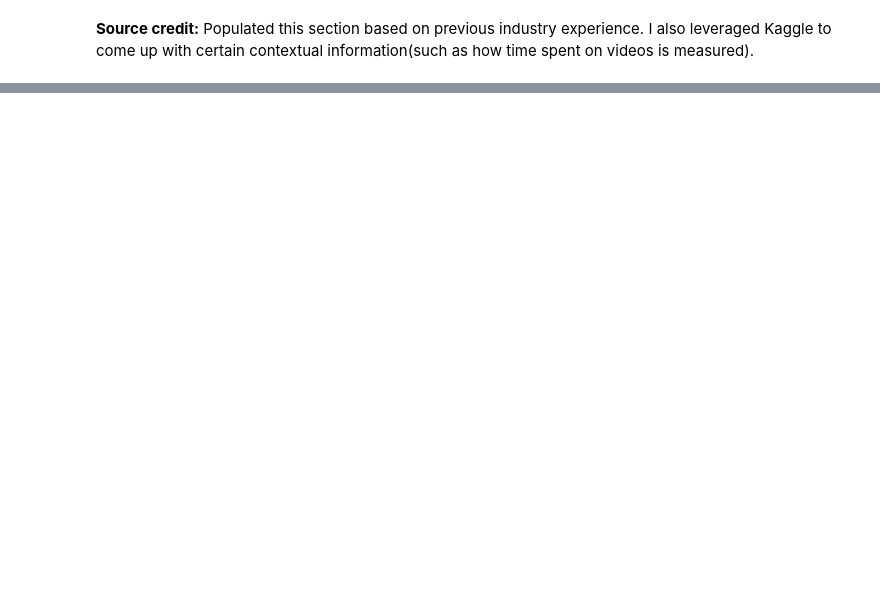
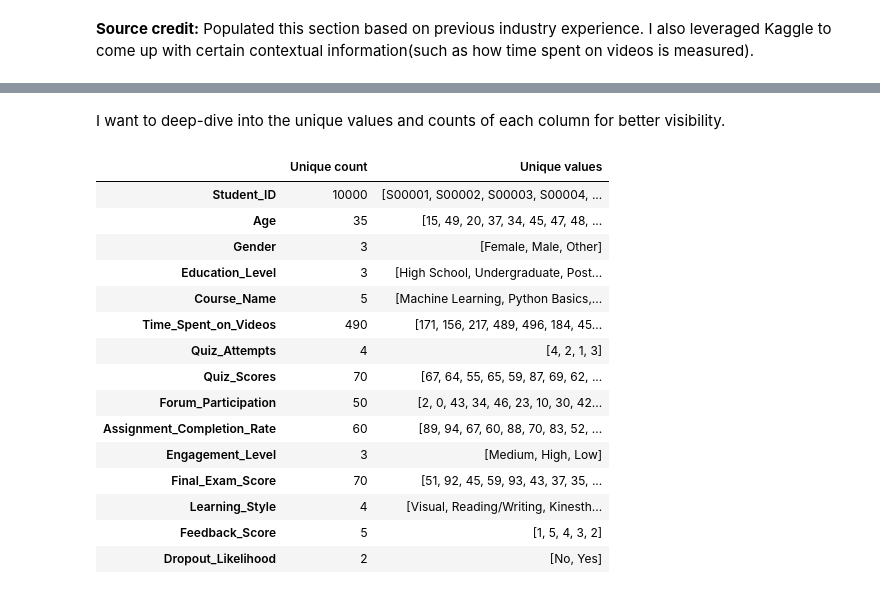
Before and after one commit to narendran-manoharan/synthetic_learning_behavior_analysis, a Jupyter notebook: project_work_jupyter_notebooks/synthetic_learning_behavior_analysis_extract.ipynb, the cells around one changed output, grey strips where cells are left out. Drawn from its saved outputs; the diff is of its cells as text; code cells hidden in the pictures; blank space fills up the shorter version.

```diff
--- a/project_work_jupyter_notebooks/synthetic_learning_behavior_analysis_extract.ipynb
+++ b/project_work_jupyter_notebooks/synthetic_learning_behavior_analysis_extract.ipynb
@@ -202,0 +286,28 @@ Here are the different features (columns) along with their meaning. This helps w
+# %% [markdown]
+I want to deep-dive into the unique values and counts of each column for better visibility.
+# %%
+df_uniq = {} #Creating a placeholder dictionary to store unique values and counts for each column.
+for col in df.columns:
+    df_uniq[col] = {
+        "Unique count": df[col].nunique(),
+        "Unique values": df[col].unique()
+    }
+df_uniq_df = pd.DataFrame.from_dict(df_uniq, orient = "index")#Creating a DataFrame from the dictionary for better visualization.
+df_uniq_df
+# %% [output]
+|  | Unique count | Unique values |
+| Student_ID | 10000 | [S00001, S00002, S00003, S00004, ... |
+| Age | 35 | [15, 49, 20, 37, 34, 45, 47, 48, ... |
+| Gender | 3 | [Female, Male, Other] |
+| Education_Level | 3 | [High School, Undergraduate, Post... |
+| Course_Name | 5 | [Machine Learning, Python Basics,... |
+| Time_Spent_on_Videos | 490 | [171, 156, 217, 489, 496, 184, 45... |
+| Quiz_Attempts | 4 | [4, 2, 1, 3] |
+| Quiz_Scores | 70 | [67, 64, 55, 65, 59, 87, 69, 62, ... |
+| Forum_Participation | 50 | [2, 0, 43, 34, 46, 23, 10, 30, 42... |
+| Assignment_Completion_Rate | 60 | [89, 94, 67, 60, 88, 70, 83, 52, ... |
+| Engagement_Level | 3 | [Medium, High, Low] |
+| Final_Exam_Score | 70 | [51, 92, 45, 59, 93, 43, 37, 35, ... |
+| Learning_Style | 4 | [Visual, Reading/Writing, Kinesth... |
+| Feedback_Score | 5 | [1, 5, 4, 3, 2] |
+| Dropout_Likelihood | 2 | [No, Yes] |
```
Also changed, not shown: parts of 18 cells of this notebook.
